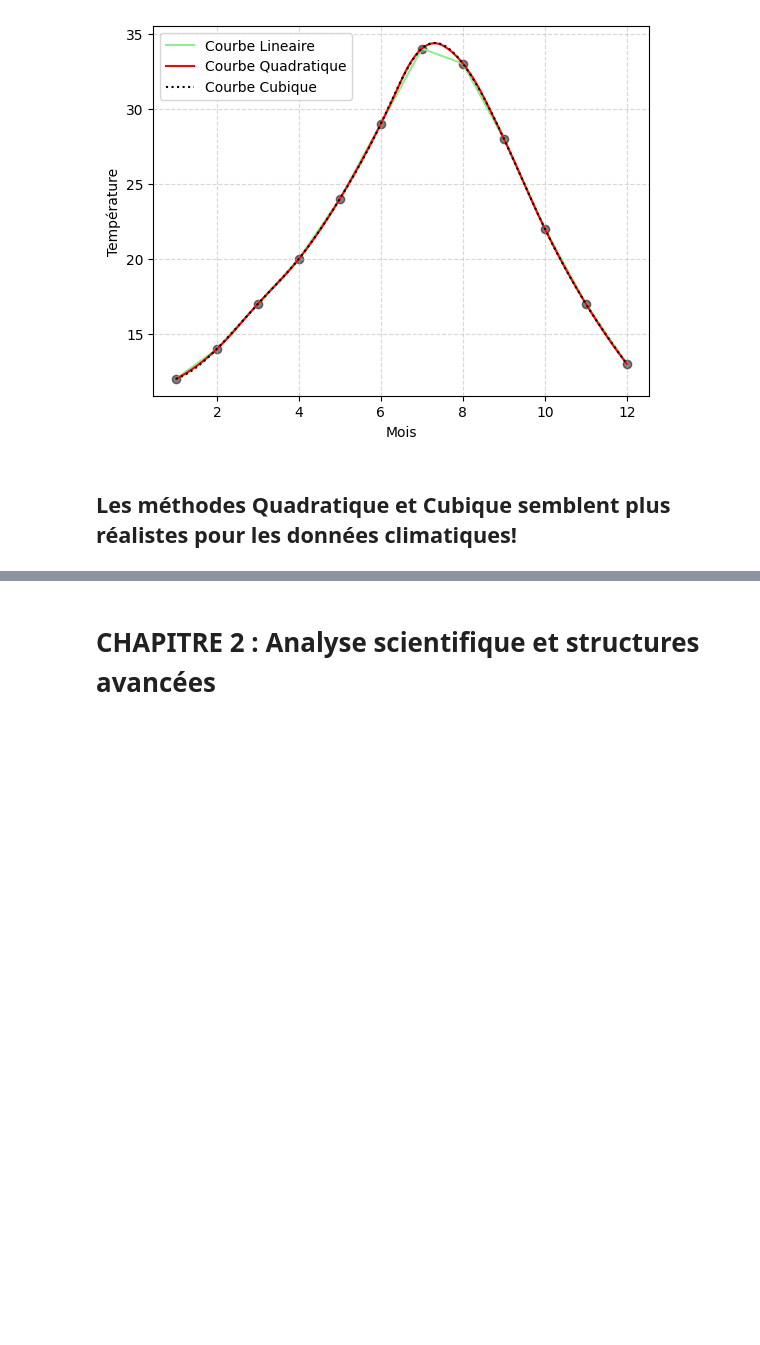
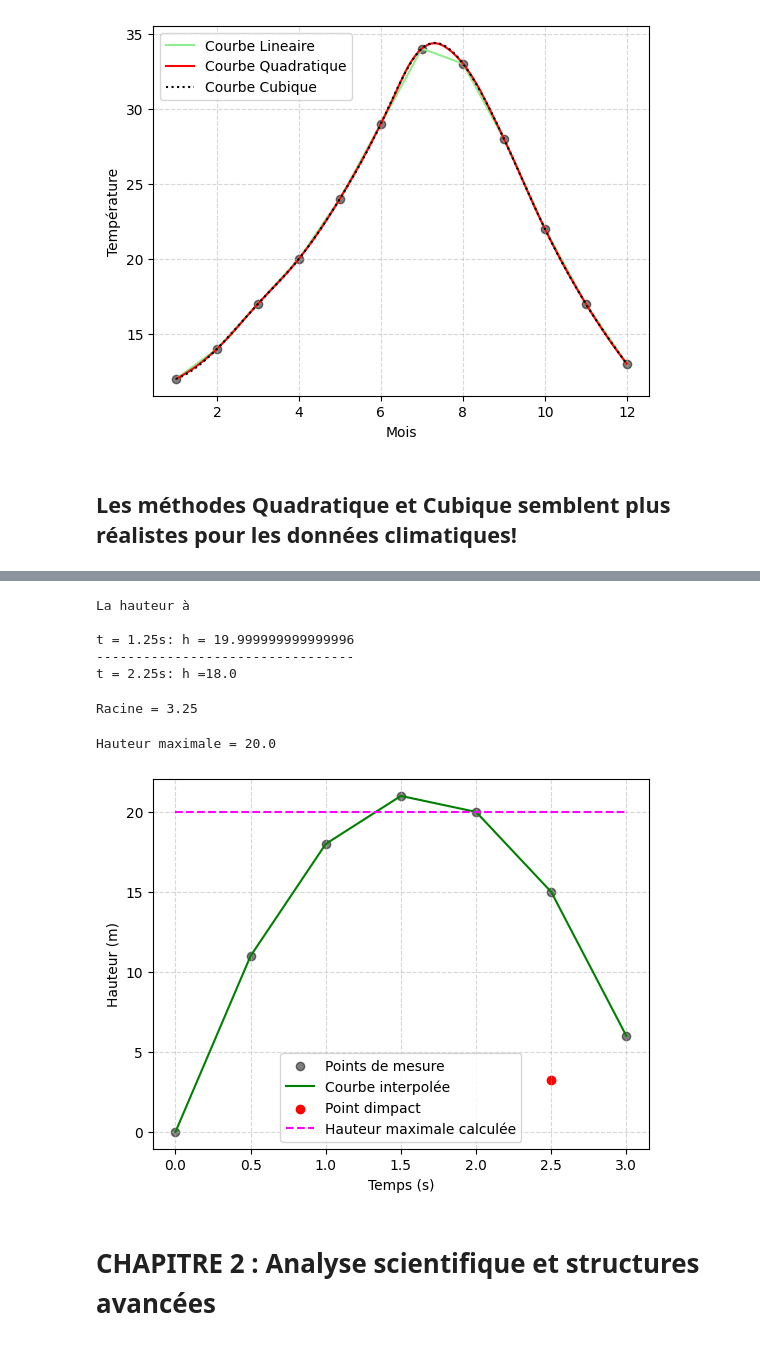
Before and after one commit to Anam-Ayoub/testSite, a Jupyter notebook: exercices/exercices-pratiques-scipy.ipynb, the cells around one changed output, grey strips where cells are left out. Drawn from its saved outputs; the diff is of its cells as text; code cells hidden in the pictures; blank space fills up the shorter version.

```diff
--- a/exercices/exercices-pratiques-scipy.ipynb
+++ b/exercices/exercices-pratiques-scipy.ipynb
@@ -480,6 +481,60 @@ Vous étudiez le mouvement d'un projectile. Ce problème mobilise plusieurs modu
    - La courbe interpolée
    - Le point d'impact au sol trouvé
    - Une ligne horizontale à la hauteur maximale calculée
+# %%
+#========Interpolation des données expérimentales:========
+#====Création du fonction d'interpolation cubique:====
+t_mesure = np.array([0, 0.5, 1, 1.5, 2, 2.5, 3])
+h_mesure = np.array([0, 11, 18, 21, 20, 15, 6])
+
+interC = interp1d(t_mesure, h_mesure, kind='cubic', bounds_error=False, fill_value='extrapolate')
+
+#====Estimation de la hauteur:====
+print(f"La hauteur à\n\nt = 1.25s: h = {interC(1.25)}\n---------------------------------\nt = 2.25s: h ={interC(2.25)}")
+# %% [output]
+La hauteur à
+
+t = 1.25s: h = 19.999999999999996
+---------------------------------
+t = 2.25s: h =18.0
+# %%
+#========Résolution d'équation:========
+#====Définition de l'équation:====
+def equa(t):
+  return interC(t)
+
+#====Résolution:====
+racine = optimize.root(equa, x0=2.5)
+print(f"\nRacine = {racine.x[0]}")
+# %% [output]
+Racine = 3.25
+# %%
+#========Intégration numérique:========
+#====Définition de l'équation:====
+def modelVt(t):
+  return 20 - 10*t
+
+#====Calcule de la hauteur maximale:====
+r , e = integrate.quad(modelVt, 0, 2)
+
+print(f"Hauteur maximale = {r}")
+# %% [output]
+Hauteur maximale = 20.0
+# %%
+#========Visualisation:========
+plt.scatter(t_mesure, h_mesure, c='black', alpha=0.5, label='Points de mesure')
+plt.plot(t_mesure, interC(t_mesure), c='green', label='Courbe interpolée')
+plt.scatter(2.5, racine.x[0], c='red', label='Point d''impact')
+lineY = np.array([20,20])
+lineX = np.array([0,3])
+plt.plot(lineX,lineY, c='magenta', linestyle='--', label='Hauteur maximale calculée')
+plt.xlabel('Temps (s)')
+plt.ylabel("Hauteur (m)")
+plt.grid(linestyle='--', alpha=0.5)
+plt.legend()
+plt.show()
+# %% [output]
+[figure, added]
 # %% [markdown]
 # CHAPITRE 2 : Analyse scientifique et structures avancées
 # %% [markdown]
```
Also changed, not shown: parts of 2 cells of this notebook.
